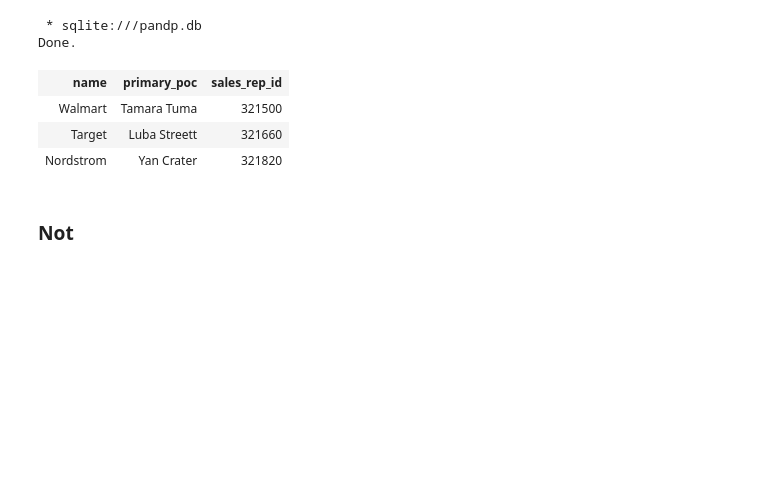
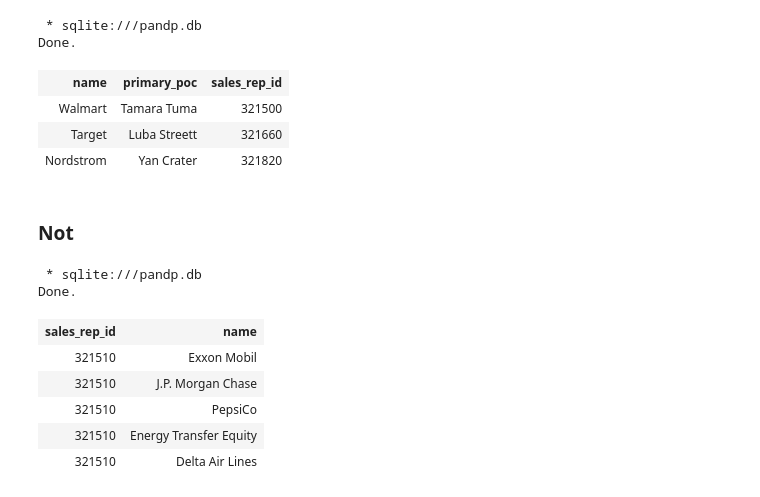
Before and after one commit to bramuelaswani/ML-DL-Related, a Jupyter notebook: SQL Exercises.ipynb, the cells around one changed output. Drawn from its saved outputs; the diff is of its cells as text; code cells hidden in the pictures; blank space fills up the shorter version.

```diff
--- a/SQL Exercises.ipynb
+++ b/SQL Exercises.ipynb
@@ -304,3 +304,20 @@ Done.
 | Nordstrom | Yan Crater | 321820 |
 # %% [markdown]
 ### Not
+# %%
+%%sql
+SELECT sales_rep_id,
+       name
+FROM accounts
+WHERE sales_rep_id NOT IN (321500,321570)
+ORDER BY sales_rep_id
+limit 5;
+# %% [output]
+ * sqlite:///pandp.db
+Done.
+| sales_rep_id | name |
+| 321510 | Exxon Mobil |
+| 321510 | J.P. Morgan Chase |
+| 321510 | PepsiCo |
+| 321510 | Energy Transfer Equity |
+| 321510 | Delta Air Lines |
```
Also changed, not shown: parts of 1 cell of this notebook, 1 other file.
